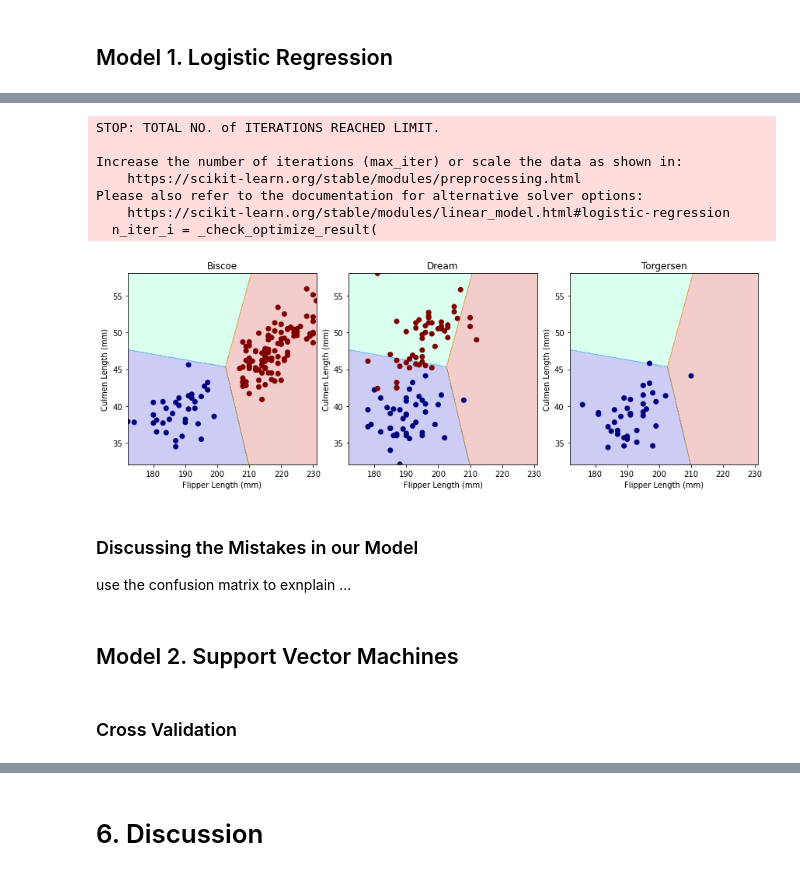
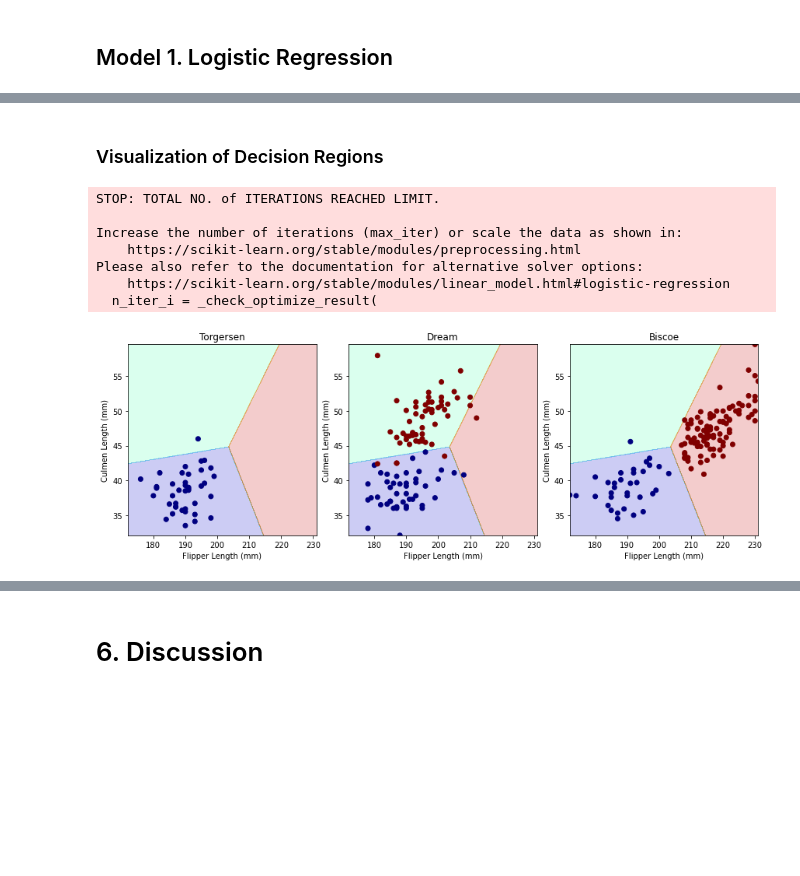
Before and after one commit to rainbowschubert/Palmer-Penguins-Analysis, a Jupyter notebook: 2A11-Penguins Group Project (1).ipynb, the cells around one changed output, grey strips where cells are left out. Drawn from its saved outputs; the diff is of its cells as text; code cells hidden in the pictures; blank space fills up the shorter version.

```diff
--- a/2A11-Penguins Group Project (1).ipynb
+++ b/2A11-Penguins Group Project (1).ipynb
@@ -177,7 +176,3 @@ def plot_regions(c,X,y):
         ax[i].set(xlabel="Flipper Length (mm)",ylabel="Culmen Length (mm)")
 # %% [markdown]
 ## Model 1. Logistic Regression
-# %%
-from sklearn.linear_model import LogisticRegression
-
-LR=LogisticRegression()
@@ -186,15 +178,0 @@ LR=LogisticRegression()
-# %%
-from sklearn.model_selection import cross_val_score
-
-scores=np.zeros(6)
-C_param_range = [0.001,0.01,0.1,1,10,100]
-best_score=-np.inf
-
-for i in C_param_range:
-    LR=LogisticRegression(C=i)
-    scores[i-1]=cross_val_score(LR,X_train,y_train,cv=5).mean()
-    if scores[i-1]>best_score:
-        best_score=scores[i-1]
-        best_depth=i
-
-        print(best_depth, best_score)
@@ -242,0 +183,15 @@ array([[35,  0,  1],
+# %%
+from sklearn.model_selection import cross_val_score
+
+scores=[]
+C_param_range = [0.001,0.01,0.1,1,10,100]
+best_score=-np.inf
+
+for i in range(6):
+    LR=LogisticRegression(C=C_param_range[i])
+    scores.append(cross_val_score(LR,X_train,y_train,cv=5).mean())
+    if scores[i-1]>best_score:
+        best_score=scores[i-1]
+        best_depth=C_param_range[i]
+
+print(best_depth, best_score)
@@ -243,18 +251,15 @@ array([[35,  0,  1],
+# %% [markdown]
+### Visualization of Decision Regions
 # %%
+#create object model with the calculated best C value
+LR=LogisticRegression(C=0.1)
 plot_regions(LR,X_train, y_train)
 # %% [output]
 STOP: TOTAL NO. of ITERATIONS REACHED LIMIT.
 
 Increase the number of iterations (max_iter) or scale the data as shown in:
     https://scikit-learn.org/stable/modules/preprocessing.html
 Please also refer to the documentation for alternative solver options:
     https://scikit-learn.org/stable/modules/linear_model.html#logistic-regression
   n_iter_i = _check_optimize_result(
-[figure, old version]
+[figure, new version]
-# %% [markdown]
-### Discussing the Mistakes in our Model
-
-
-use the confusion matrix to exnplain ...
-# %% [markdown]
-## Model 2. Support Vector Machines
@@ -265,2 +265,0 @@ SVM=svm.SVC()
-# %% [markdown]
-### Cross Validation
```
Also changed, not shown: parts of 37 cells of this notebook.
